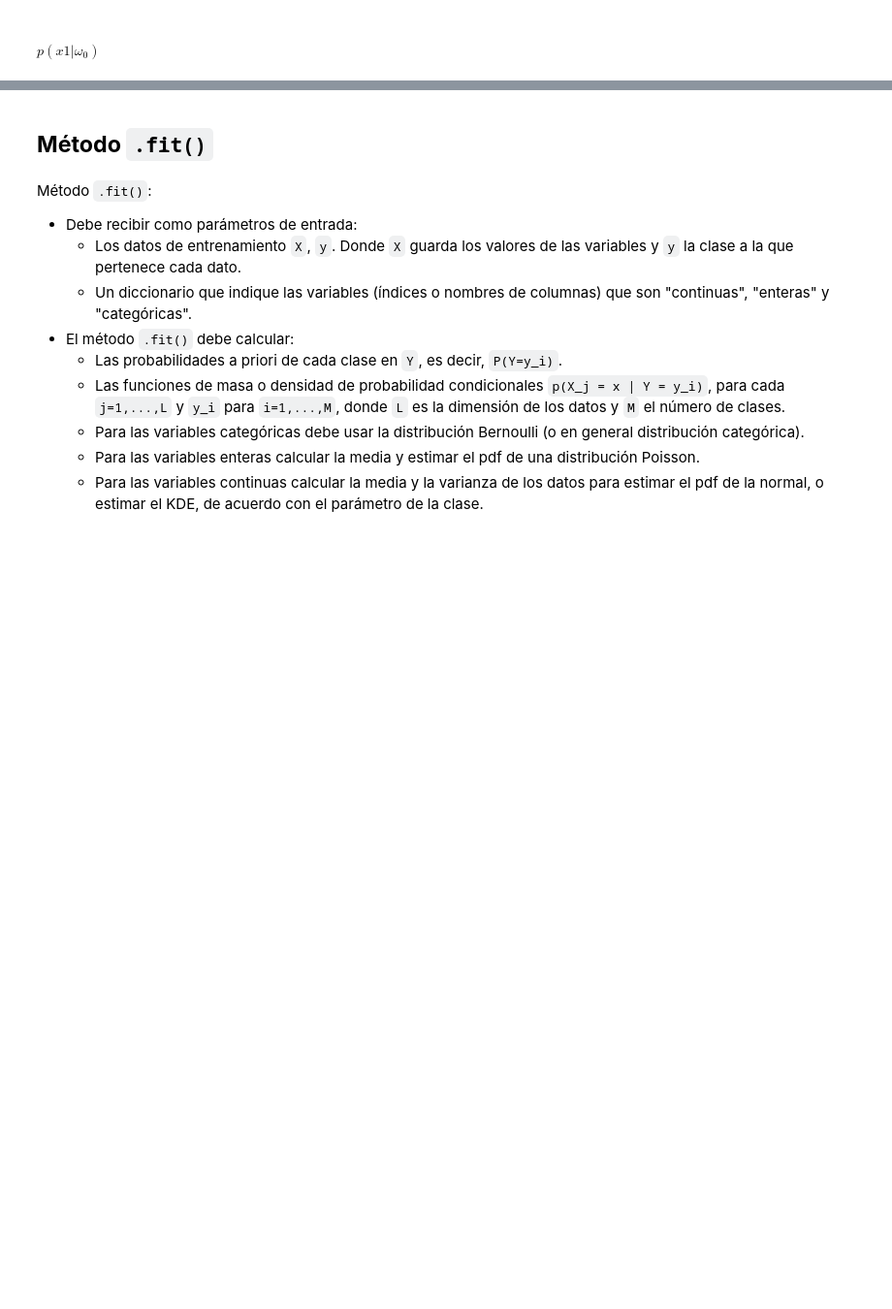
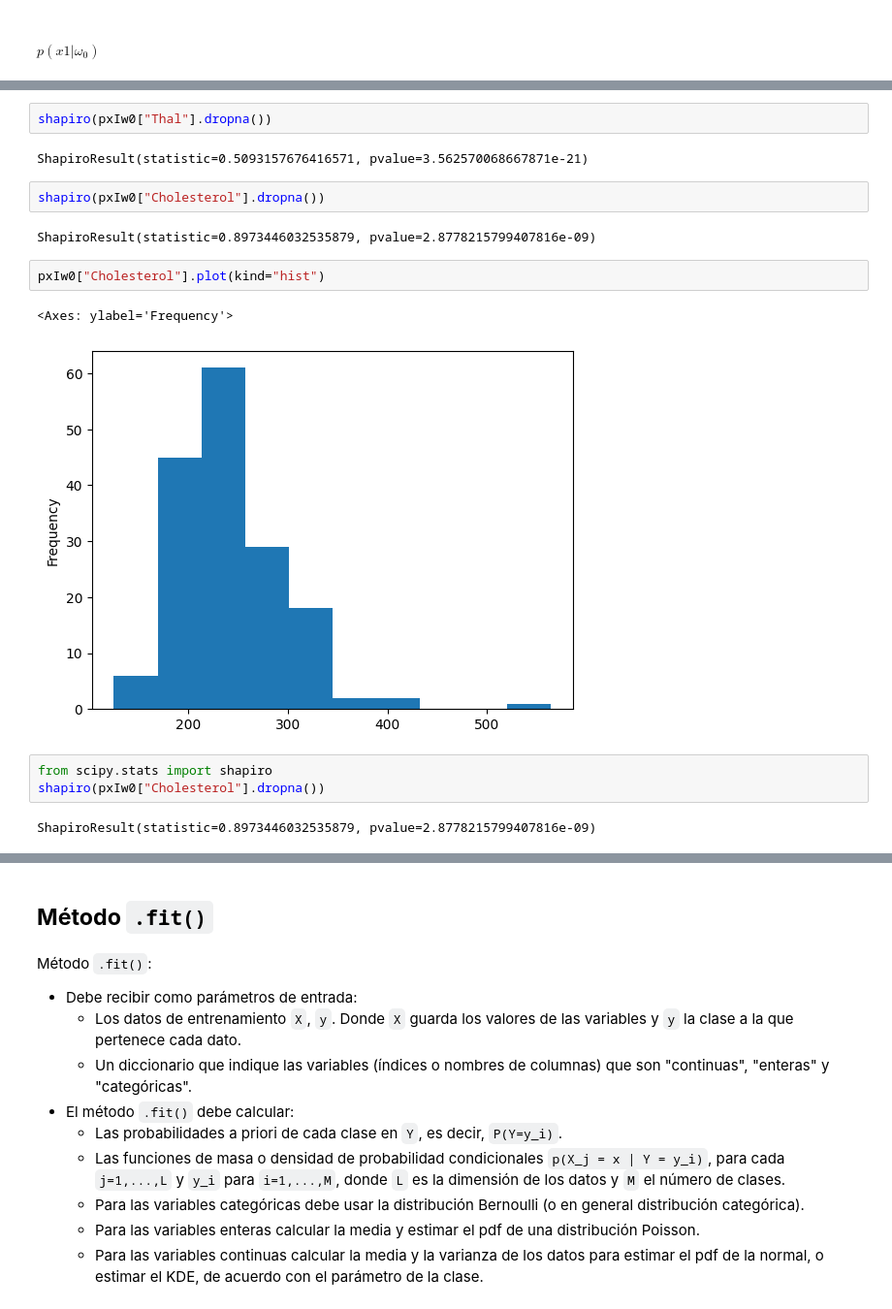
Before and after one commit to heritaco/Pattern-Recognition, a Jupyter notebook: 02-Clasificadores-Probabilisticos/Act2_Trejo_Espino.ipynb, the cells around one changed output, grey strips where cells are left out. Shown at 97% size. Drawn from its saved outputs; the diff is of its cells as text; blank space fills up the shorter version.

```diff
--- a/02-Clasificadores-Probabilisticos/Act2_Trejo_Espino.ipynb
+++ b/02-Clasificadores-Probabilisticos/Act2_Trejo_Espino.ipynb
@@ -381,0 +428,18 @@ $$p(x|\omega_0) = \prod_{j=1}^{13} p(x_j|\omega_0)$$
+# %%
+shapiro(pxIw0["Thal"].dropna())
+# %% [output]
+ShapiroResult(statistic=0.5093157676416571, pvalue=3.562570068667871e-21)
+# %%
+shapiro(pxIw0["Cholesterol"].dropna())
+# %% [output]
+ShapiroResult(statistic=0.8973446032535879, pvalue=2.8778215799407816e-09)
+# %%
+pxIw0["Cholesterol"].plot(kind="hist")
+# %% [output]
+<Axes: ylabel='Frequency'>
+[figure, added]
+# %%
+from scipy.stats import shapiro
+shapiro(pxIw0["Cholesterol"].dropna())
+# %% [output]
+ShapiroResult(statistic=0.8973446032535879, pvalue=2.8778215799407816e-09)
```
Also changed, not shown: parts of 25 cells of this notebook, 1 other file.
